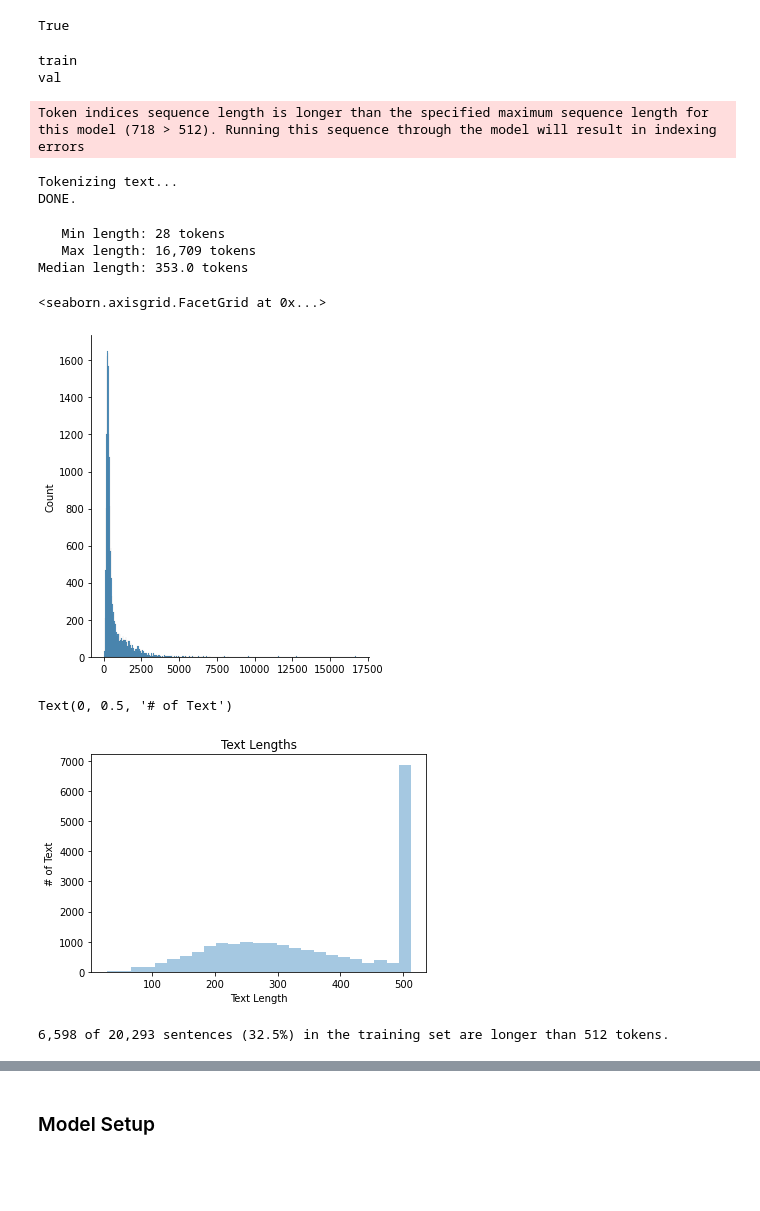
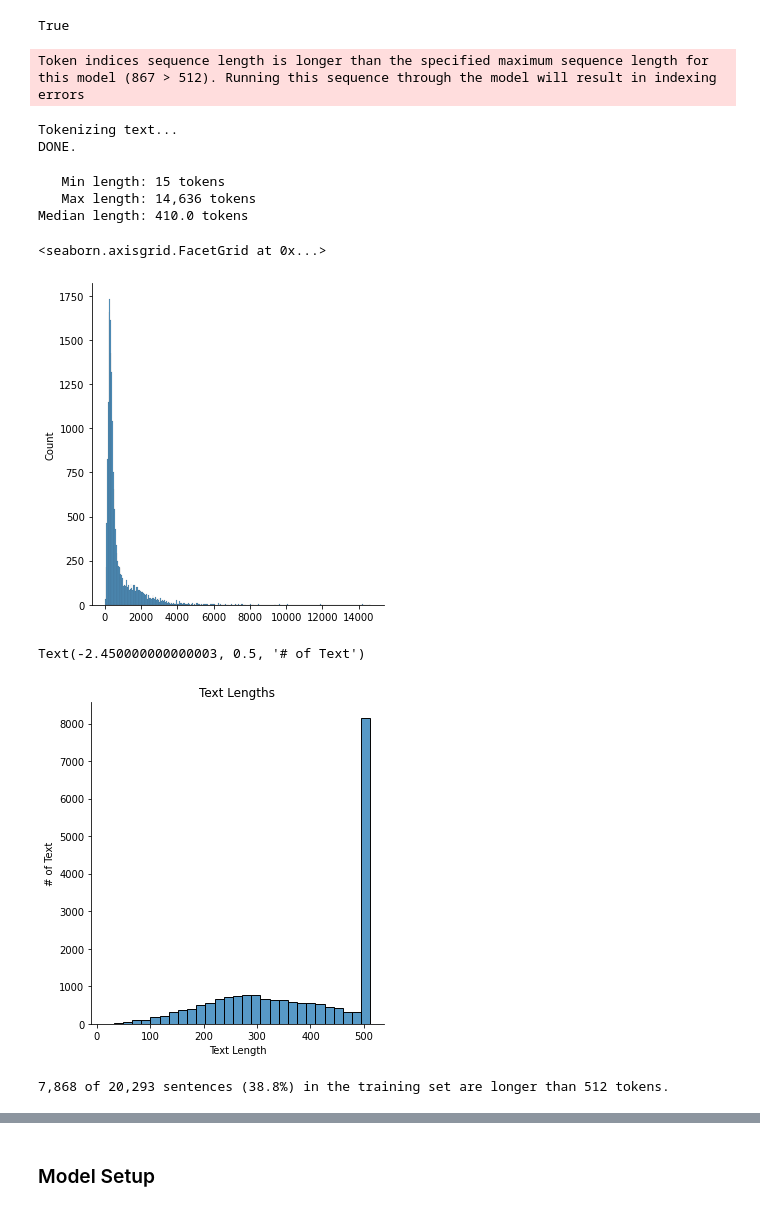
Before and after one commit to unexpectedjourney/kaggle-news-classification, a Jupyter notebook: notebooks/modeling_nlp.ipynb, the cells around one changed output, grey strips where cells are left out. Saved outputs shown, nothing was run; the diff lists cells and outputs as text; code cells hidden in the pictures; blank space fills up the shorter version.

Commit message:
Changed the way, where title and text concatenates, also added minor fixes

```diff
--- a/notebooks/modeling_nlp.ipynb
+++ b/notebooks/modeling_nlp.ipynb
@@ -34,9 +34,10 @@ from src.metrics import f1_macro
 # %%
 SEED = 42
 MAX_SEQ_LEN = 512
-BATCH_SIZE = 8
-MODEL_NAME = "youscan/ukr-roberta-base"
-EPOCHS = 20
+BATCH_SIZE = 64
+# MODEL_NAME = "youscan/ukr-roberta-base"
+MODEL_NAME = "xlm-roberta-base"
+EPOCHS = 8
 # %%
 set_seed(SEED)
 # %%
@@ -67,16 +68,9 @@ tokenizer.sep_token
 splits["test"].empty
 # %% [output]
 True
-# %%
-for stage in ["train", "val", "test"]:
-    if not stage in splits or splits[stage].empty:
-        continue
-    splits[stage].text = splits[stage].title + " " + tokenizer.sep_token + " "+ splits[stage].text
-# %% [output]
-train
-val
 # %%
 lengths = []
+tokens = []
 
 print('Tokenizing text...')
 
@@ -84,15 +78,16 @@ for sen in splits["train"]["text"]:
     encoded_sent = tokenizer.encode(
         sen,                      # Sentence to encode.
         add_special_tokens = True, # Add '[CLS]' and '[SEP]'
-        #max_length = 512,          # Truncate all sentences.
-        #return_tensors = 'pt',     # Return pytorch tensors.
+#         max_length = 512,          # Truncate all sentences.
+#         return_tensors = 'pt',     # Return pytorch tensors.
    )
 
     lengths.append(len(encoded_sent))
+    tokens.append(encoded_sent)
 
 print('DONE.')
 # %% [output]
-Token indices sequence length is longer than the specified maximum sequence length for this model (718 > 512). Running this sequence through the model will result in indexing errors
+Token indices sequence length is longer than the specified maximum sequence length for this model (867 > 512). Running this sequence through the model will result in indexing errors
 Tokenizing text...
 DONE.
 # %%
@@ -100,32 +95,32 @@ print('   Min length: {:,} tokens'.format(min(lengths)))
 print('   Max length: {:,} tokens'.format(max(lengths)))
 print('Median length: {:,} tokens'.format(np.median(lengths)))
 # %% [output]
-   Min length: 28 tokens
-   Max length: 16,709 tokens
-Median length: 353.0 tokens
+   Min length: 15 tokens
+   Max length: 14,636 tokens
+Median length: 410.0 tokens
 # %%
 sns.displot(lengths)
 # %% [output]
 <seaborn.axisgrid.FacetGrid at 0x...>
-[figure, old version]
+[figure, new version]
 # %%
 # Truncate any comment lengths greater than 512.
 lengths = [min(l, MAX_SEQ_LEN) for l in lengths]
 
 # Plot the distribution of comment lengths.
-sns.distplot(lengths, kde=False, rug=False)
+sns.displot(lengths, kde=False, rug=False)
 
 # Alternatively, you might try using a log scale on the x-axis, but this is
 # tricky. See here for one approach:
 # https://stackoverflow.com/questions/47850202/plotting-a-histogram-on-a-log-scale-with-matplotlib?rq=1
 #plt.xscale('log')
 
 plt.title('Text Lengths')
 plt.xlabel('Text Length')
 plt.ylabel('# of Text')
 # %% [output]
-Text(0, 0.5, '# of Text')
+Text(-2.450000000000003, 0.5, '# of Text')
-[figure, old version]
+[figure, new version]
 # %%
 # Count the number of sentences that had to be truncated to 512 tokens.
 num_truncated = lengths.count(MAX_SEQ_LEN)
@@ -134,8 +129,8 @@ num_truncated = lengths.count(MAX_SEQ_LEN)
 num_sentences = len(lengths)
 prcnt = float(num_truncated) / float(num_sentences)
 
-print('{:,} of {:,} sentences ({:.1%}) in the training set are longer than 512 tokens.'.format(num_truncated, num_sentences, prcnt))
+print('{:,} of {:,} sentences ({:.1%}) in the training set are longer than {} tokens.'.format(num_truncated, num_sentences, prcnt, MAX_SEQ_LEN))
 # %% [output]
-6,598 of 20,293 sentences (32.5%) in the training set are longer than 512 tokens.
+7,868 of 20,293 sentences (38.8%) in the training set are longer than 512 tokens.
 # %%
 train_dataset = TextClassificationDataset(
```
Also changed, not shown: parts of 9 cells of this notebook, 7 other files.
